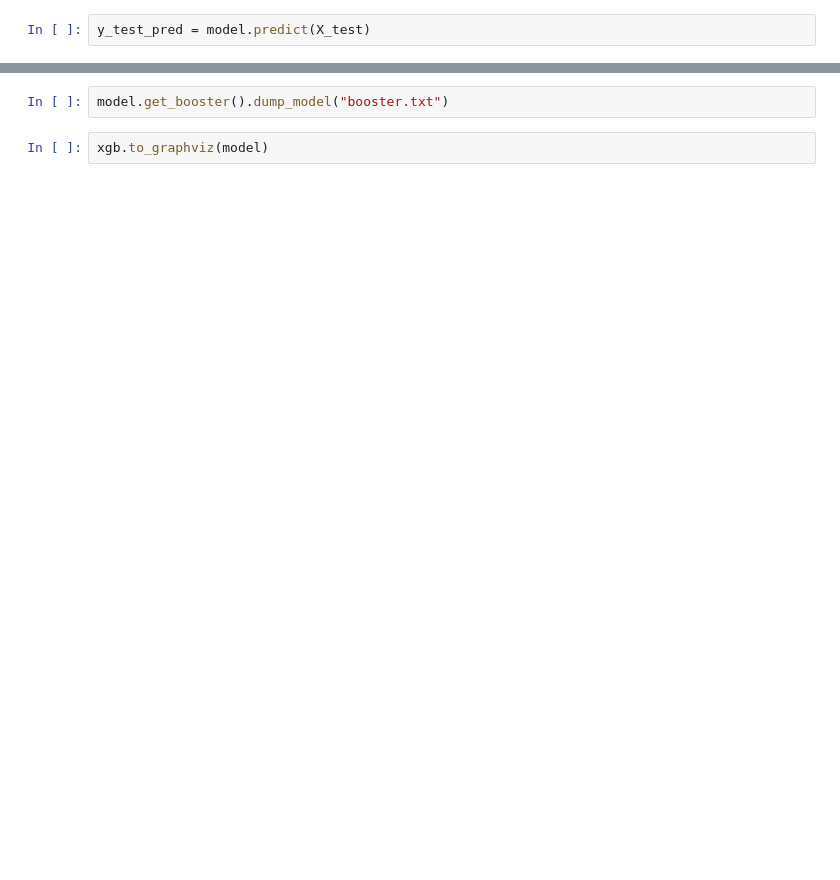
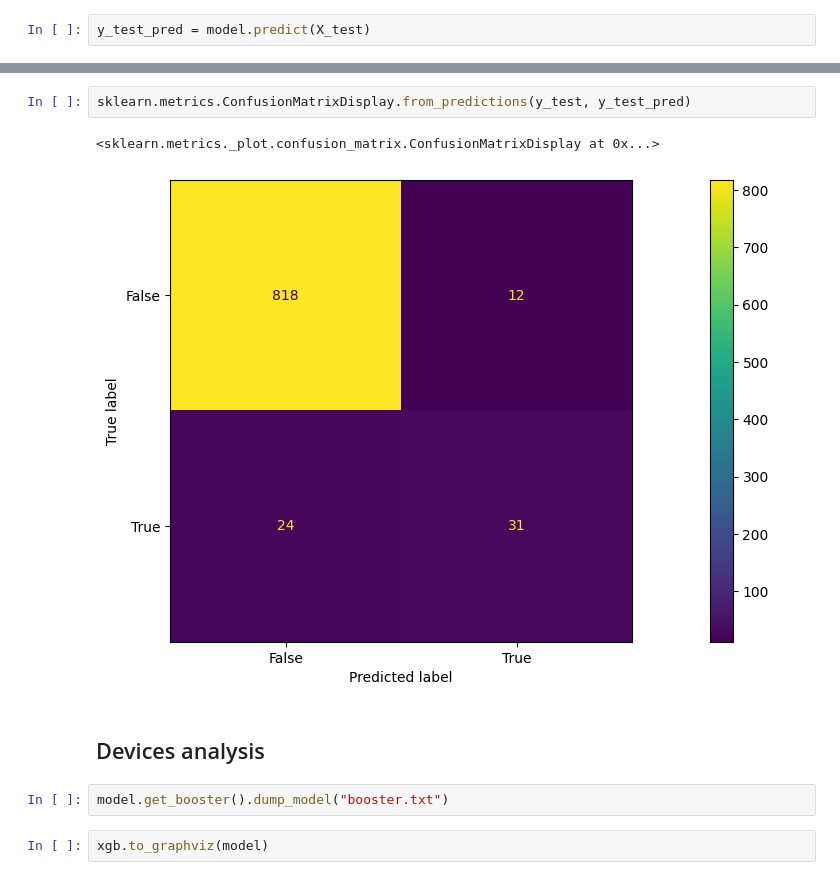
Before and after one commit to EvgeniyAzarov/IHT20H_hackathon_ds_test, a Jupyter notebook: test_task.ipynb, the cells around one changed output, grey strips where cells are left out. Cells and saved outputs as stored; diff of their text form; blank space fills up the shorter version.

```diff
--- a/test_task.ipynb
+++ b/test_task.ipynb
@@ -120,3 +129,10 @@ precision_score(y_test, y_test_pred), recall_score(y_test, y_test_pred)
+# %%
+sklearn.metrics.ConfusionMatrixDisplay.from_predictions(y_test, y_test_pred)
+# %% [output]
+<sklearn.metrics._plot.confusion_matrix.ConfusionMatrixDisplay at 0x...>
+[figure, added]
+# %% [markdown]
+## Devices analysis
 # %%
 model.get_booster().dump_model("booster.txt")
 # %%
```
Also changed, not shown: parts of 20 cells of this notebook, 1 other file.
